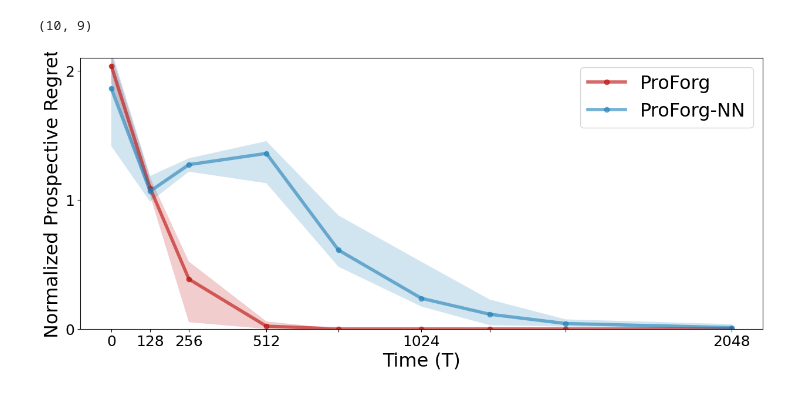
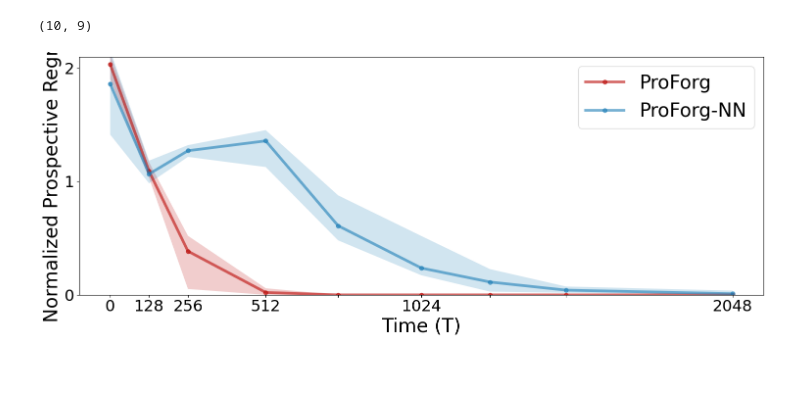
Before and after one commit to neurodata/ProspectiveForaging, a Jupyter notebook: notebooks/fig4_new.ipynb, the cells around one changed output. Drawn from its saved outputs; the diff is of its cells as text; code cells hidden in the pictures.

Commit message:
Update fig with larger fontsize

```diff
--- a/notebooks/fig4_new.ipynb
+++ b/notebooks/fig4_new.ipynb
@@ -53,7 +53,7 @@ print(PREGRETS_NN_arr.shape)
 # %%
 plt.figure(figsize=(15, 6))
 linewidth = 4
-fontsize = 23
+fontsize = 28
 
 pafm_df, pvafm_df = get_close_colors("OrRd", start = 0.45, delta = 0.4, n = 2)
 pafm_nn, pafm_nn_opt = get_close_colors("GnBu", start=0.8, delta=0.25,n = 2)
@@ -75,33 +75,35 @@ plt.fill_between(Ts, q25, q75, color=colors["PVAFM_oh_RF"], alpha=0.20, edgecolo
 median = np.median(PREGRETS_NN_arr, axis=0)
 q25  = np.nanpercentile(PREGRETS_NN_arr, 25, axis=0)
 q75  = np.nanpercentile(PREGRETS_NN_arr, 75, axis=0)
 plt.plot(Ts, median,color=colors["PVAFM_oh_NN"], lw = linewidth,marker='o',alpha = 0.6,label = 'ProForg-NN')
 plt.fill_between(Ts, q25, q75, color=colors["PVAFM_oh_NN"], alpha=0.20, edgecolor="none")
 
 
 # median = np.median(PREGRETS_PAFM_NN_arr, axis=0)
 # q25  = np.nanpercentile(PREGRETS_PAFM_NN_arr, 25, axis=0)
 # q75  = np.nanpercentile(PREGRETS_PAFM_NN_arr, 75, axis=0)
 # plt.plot(Ts_offline, median,color=colors["PVAFM_oh_NN"], lw = linewidth,marker='o',alpha = 0.5,label = 'ProForg-NN')
 # plt.fill_between(Ts_offline, q25, q75, color=colors["PVAFM_oh_NN"], alpha=0.10, edgecolor="none")
 
-plt.xlabel("Time (T)",fontsize = fontsize)
-plt.ylabel("Normalized Prospective Regret", fontsize = fontsize)
+plt.xlabel("Time (T)",fontsize = fontsize-5)
+plt.ylabel("Normalized Prospective Regret", fontsize = fontsize-5)
 # plt.xscale('log')
 
 xticks = Ts
 xticklabels = [str(v) if v in [0,128,256,512,1024,2048] else ""   # hide every 2nd label
                for i, v in enumerate(xticks)]
 plt.xticks(xticks, labels=xticklabels,fontsize = fontsize-5)
 
 # plt.xticks(Ts_PAFM+Ts_PVFM, labels=[str(v) for v in Ts_PAFM+Ts_PVFM])
 plt.ylim([0,2.1])
 plt.yticks([0,1,2],fontsize = fontsize-5)
 # plt.title('Prospective Regret Across Lookahead Steps - ProForg',fontsize = fontsize)
 # plt.xlim(0,700000)
 plt.legend(fontsize = fontsize)
+plt.tight_layout()
+
 # plt.grid(True, linestyle='--', alpha=0.2)
 # plt.tight_layout()
 plt.savefig('ProForg_DFNN.png')
 # %% [output]
-[figure, old version]
+[figure, new version]
```
Also changed, not shown: 11 other files.
